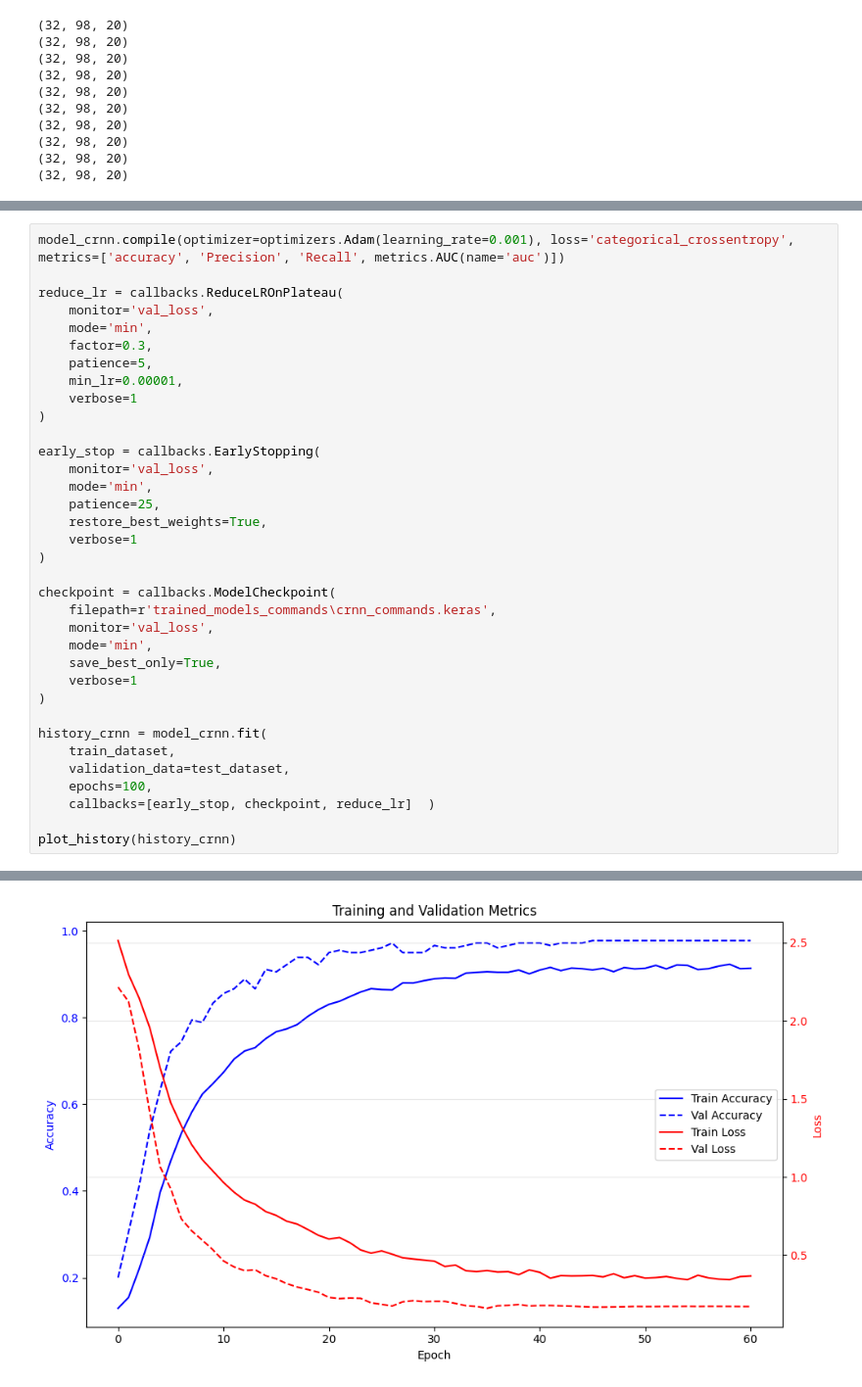
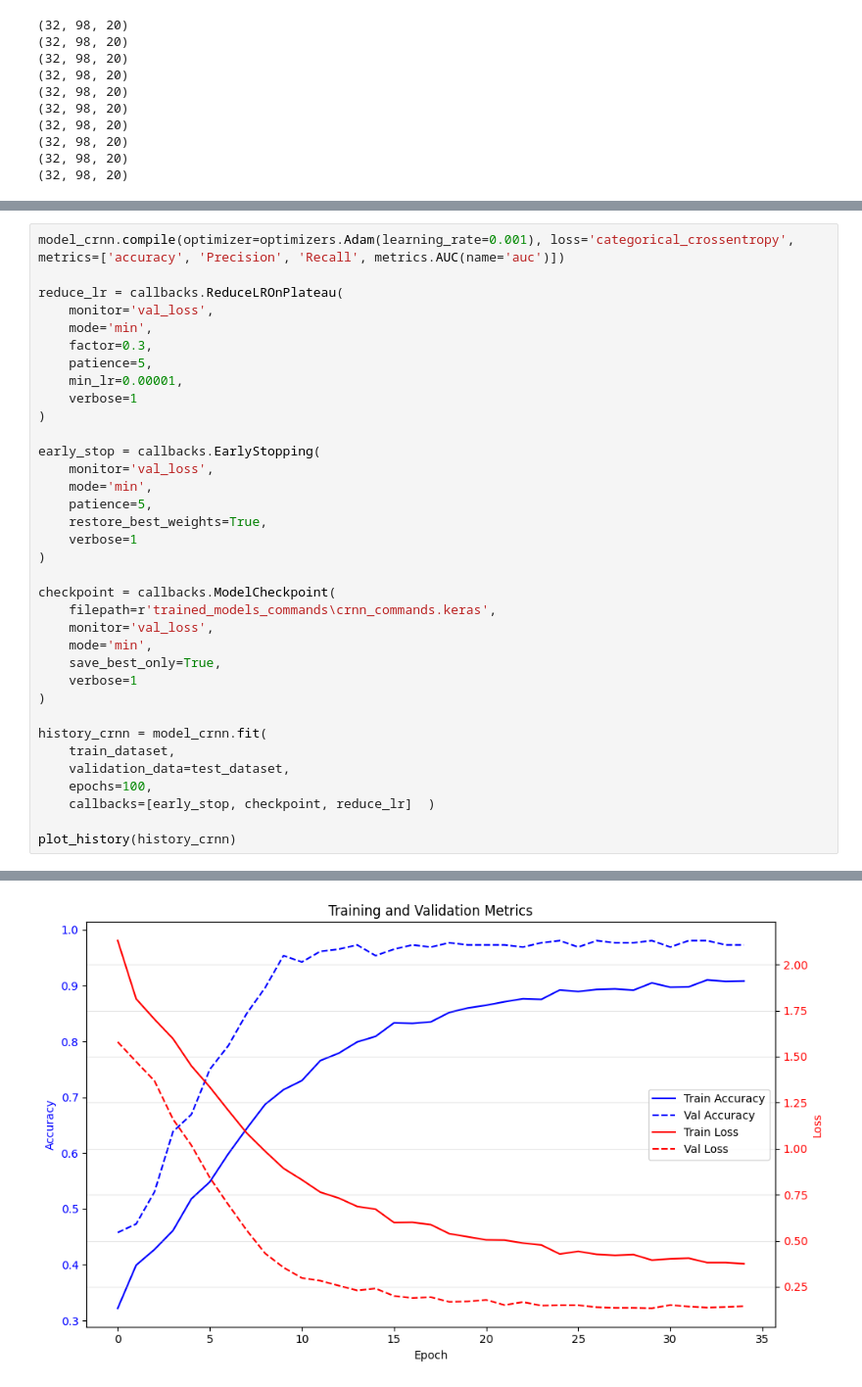
Before and after one commit to hubertk00/RPi_speech, a Jupyter notebook: commands.ipynb, the cells around one changed output, grey strips where cells are left out. Shown at 98% size. Drawn from its saved outputs; the diff is of its cells as text.

```diff
--- a/commands.ipynb
+++ b/commands.ipynb
@@ -325,7 +349,7 @@ reduce_lr = callbacks.ReduceLROnPlateau(
 early_stop = callbacks.EarlyStopping(
     monitor='val_loss',
     mode='min',
-    patience=25,
+    patience=5,
     restore_best_weights=True,
     verbose=1
 )
@@ -366,4 +390,4 @@ Restoring model weights from the end of the best epoch: 36.
-[figure, old version]
+[figure, new version]
 # %%
 model_resnet8.compile(optimizer=optimizers.Adam(learning_rate=0.001), loss='categorical_crossentropy', metrics=['accuracy', 'Precision', 'Recall', metrics.AUC(name='auc')])
 
```
Also changed, not shown: parts of 14 cells of this notebook, 2 other files.
